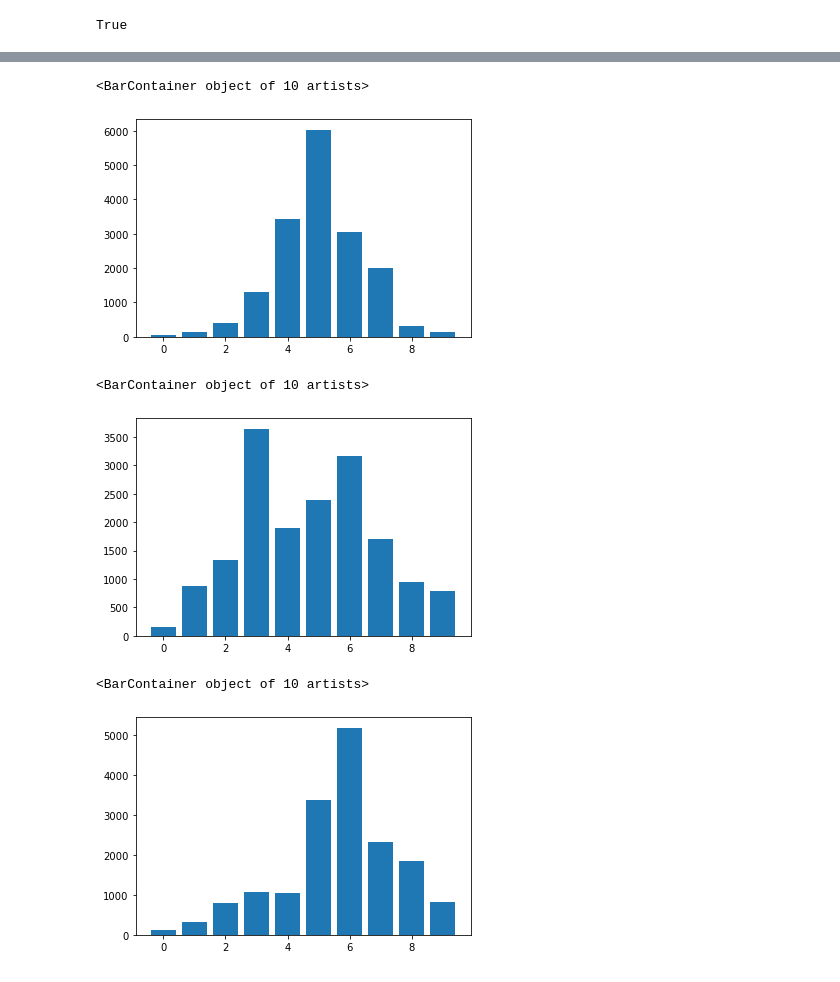
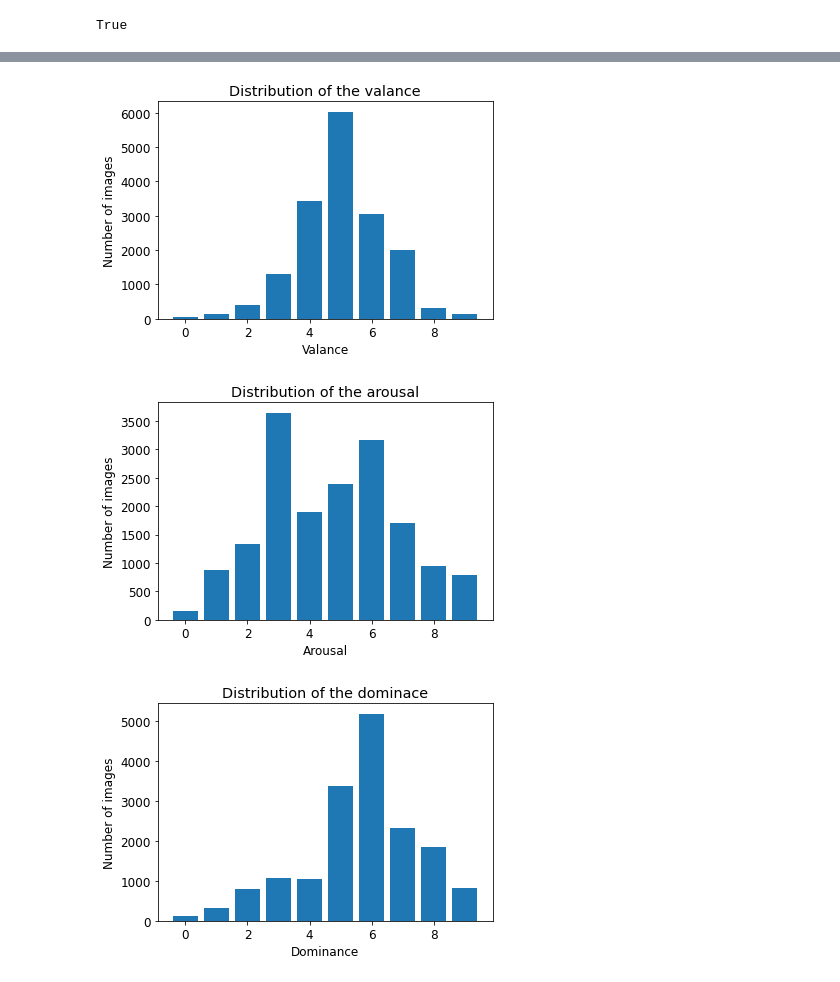
Before and after one commit to Boro2001/emotion-recognition, a Jupyter notebook: data-preparation.ipynb, the cells around one changed output, grey strips where cells are left out. Saved outputs shown, nothing was run; the diff lists cells and outputs as text; code cells hidden in the pictures.

```diff
--- a/data-preparation.ipynb
+++ b/data-preparation.ipynb
@@ -50,6 +47,9 @@ train.drop(columns = {"filename", "folder", "image_size", "original_database", "
 print(type(train['continous_emotion'][279][0]) == np.float64)
 # drop all rows where any of the emotions is NaN
 train = train[~train['continous_emotion'].apply(lambda x: np.isnan(x).any())]
+train = train[~train['bbox'].apply(lambda x: np.isnan(x).any())]
+# convert all bbox to int
+train['bbox'] = train['bbox'].apply(lambda x: x.astype(int))
 # %% [output]
 True
 # %%
@@ -87,27 +87,38 @@ train
 # %%
 continous_emotion_valance = [0,0,0,0,0,0,0,0,0,0]
 for row, emotion in train.iterrows():
         continous_emotion_valance[emotion['continous_emotion'][0]-1] += 1
 # plot the distribution of the emotions and label them
 plt.bar(range(len(continous_emotion_valance)), continous_emotion_valance)
+plt.title('Distribution of the valance')
+plt.xlabel('Valance')
+plt.ylabel('Number of images')
+plt.show()
 # %% [output]
-<BarContainer object of 10 artists>
-[figure, old version]
+[figure, new version]
 # %%
 continous_emotion_valance = [0,0,0,0,0,0,0,0,0,0]
 for row, emotion in train.iterrows():
         continous_emotion_valance[emotion['continous_emotion'][1]-1] += 1
 # plot the distribution of the emotions and label them
 plt.bar(range(len(continous_emotion_valance)), continous_emotion_valance)
+# add title and labels
+plt.title('Distribution of the arousal')
+plt.xlabel('Arousal')
+plt.ylabel('Number of images')
+plt.show()
 # %% [output]
-<BarContainer object of 10 artists>
-[figure, old version]
+[figure, new version]
 # %%
 continous_emotion_valance = [0,0,0,0,0,0,0,0,0,0]
 for row, emotion in train.iterrows():
         continous_emotion_valance[emotion['continous_emotion'][2]-1] += 1
 # plot the distribution of the emotions and label them
 plt.bar(range(len(continous_emotion_valance)), continous_emotion_valance)
+# add the labels and title
+plt.xlabel('Dominance')
+plt.ylabel('Number of images')
+plt.title('Distribution of the dominace')
+plt.show()
 # %% [output]
-<BarContainer object of 10 artists>
-[figure, old version]
+[figure, new version]
```
Also changed, not shown: parts of 13 cells of this notebook, 3 other files.
